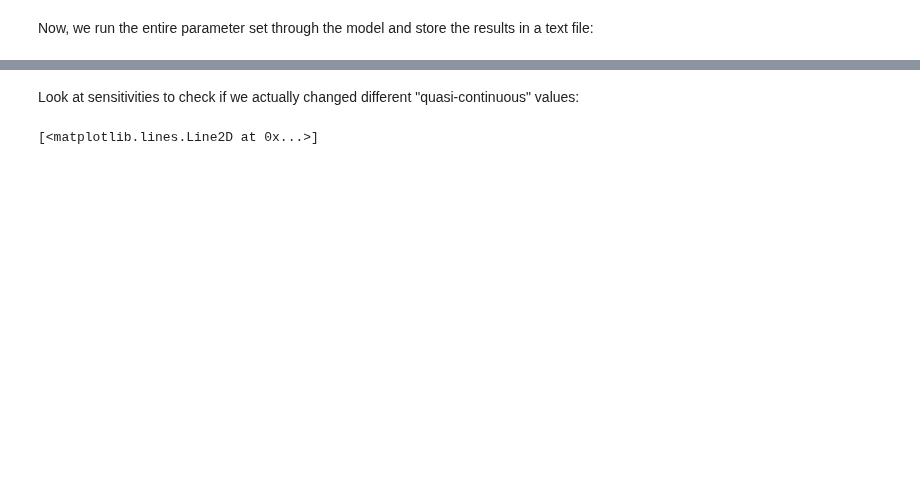
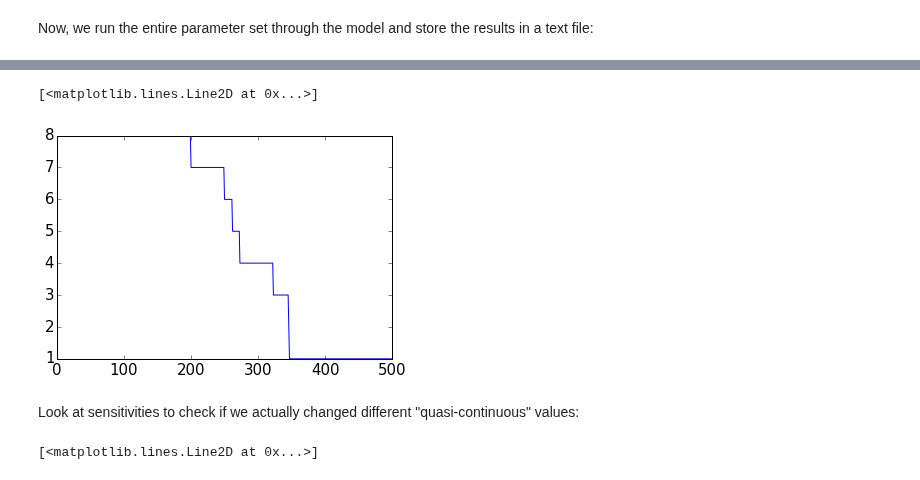
Before and after one commit to cgre-aachen/pynoddy, a Jupyter notebook: docs/notebooks/SALib-sensitivity-analysis.ipynb, the cells around one changed output, grey strips where cells are left out. Cells and saved outputs as stored; diff of their text form; code cells hidden in the pictures; blank space fills up the shorter version.

```diff
--- a/docs/notebooks/SALib-sensitivity-analysis.ipynb
+++ b/docs/notebooks/SALib-sensitivity-analysis.ipynb
@@ -478,3 +509,8 @@ for params in param_values:
+# %%
+plot(drill_changed_fault)
+# %% [output]
+[<matplotlib.lines.Line2D at 0x...>]
+[figure, added]
 # %% [markdown]
 Look at sensitivities to check if we actually changed different "quasi-continuous" values:
 # %%
```
Also changed, not shown: parts of 11 cells of this notebook, 16 other files.
